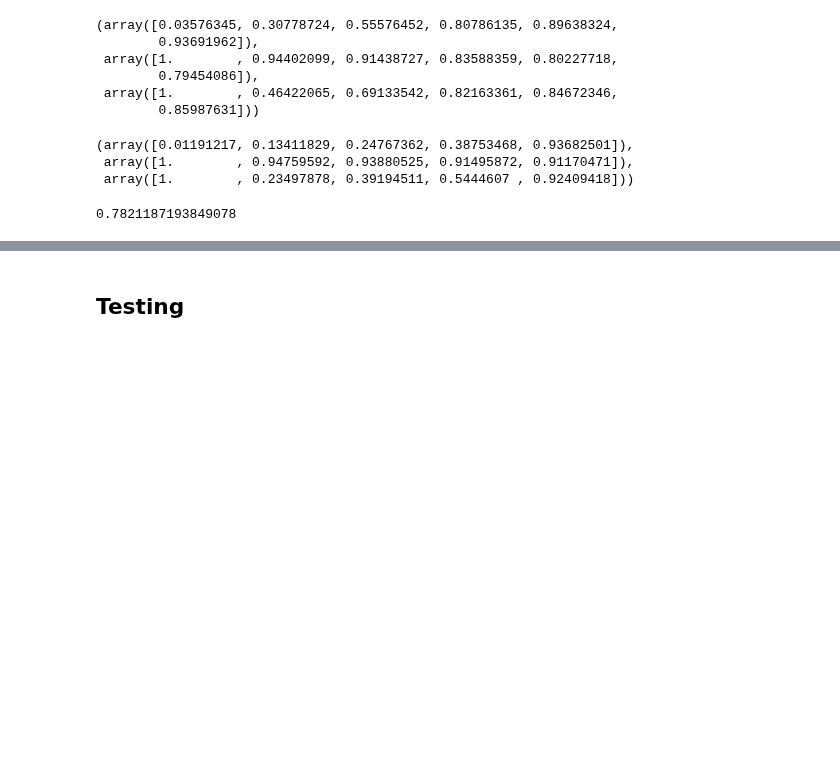
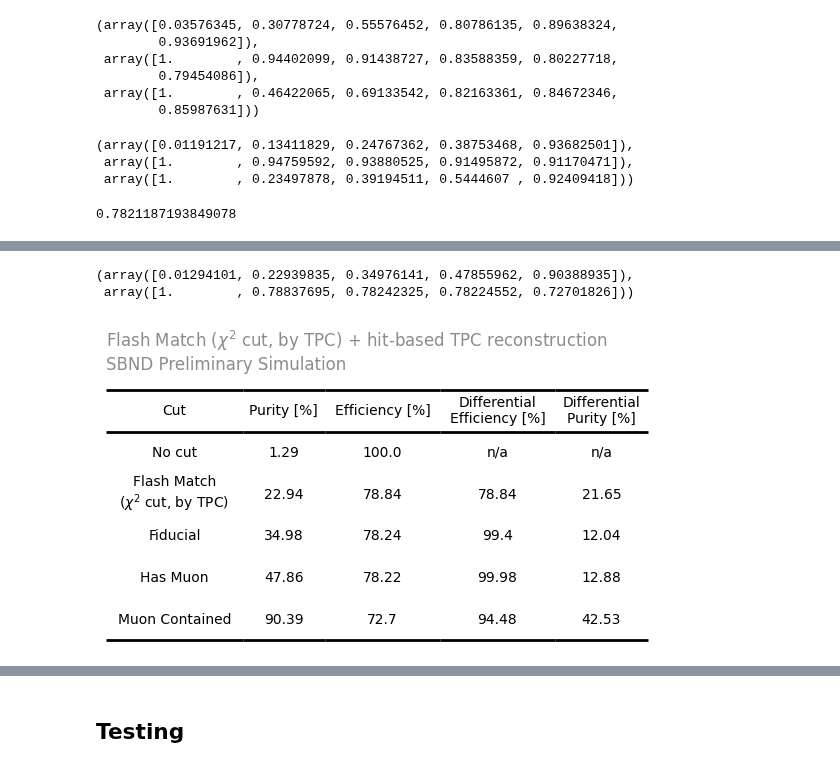
Before and after one commit to sungbinoh/cafpyana, a Jupyter notebook: analysis_village/numuincl/postprocess.ipynb, the cells around one changed output, grey strips where cells are left out. Saved outputs shown, nothing was run; the diff lists cells and outputs as text; code cells hidden in the pictures; blank space fills up the shorter version.

```diff
--- a/analysis_village/numuincl/postprocess.ipynb
+++ b/analysis_village/numuincl/postprocess.ipynb
@@ -538,0 +696,13 @@ def create_hist(series,labels,dens,data_series=None,scale_data=False,cut_desc=''
+# %%
+pur, eff, f1 = slc.get_pur_eff_f1(mcnu, PAND_CUTS_CONT, categories=[0])
+pur,eff
+# %% [output]
+(array([0.01294101, 0.22939835, 0.34976141, 0.47855962, 0.90388935]),
+ array([1.        , 0.78837695, 0.78242325, 0.78224552, 0.72701826]))
+# %%
+fig, ax = plt.subplots(figsize=(7, 3))
+ax,table = create_purity_efficiency_table(pur, eff, PAND_CUT_LABELS_CONT, ax)
+plotters.add_label(ax,PANDORA_QUALIFIER_PRELIM_LABEL,where=(0.0,1.13),color='gray',alpha=0.9,fontsize=12)
+plotters.save_plot('pur_eff_table_cont_pandora',fig=fig,folder_name=f'{PLOT_DIR}/pandora')
+# %% [output]
+[figure, added]
```
Also changed, not shown: parts of 43 cells of this notebook, 4 other files.
